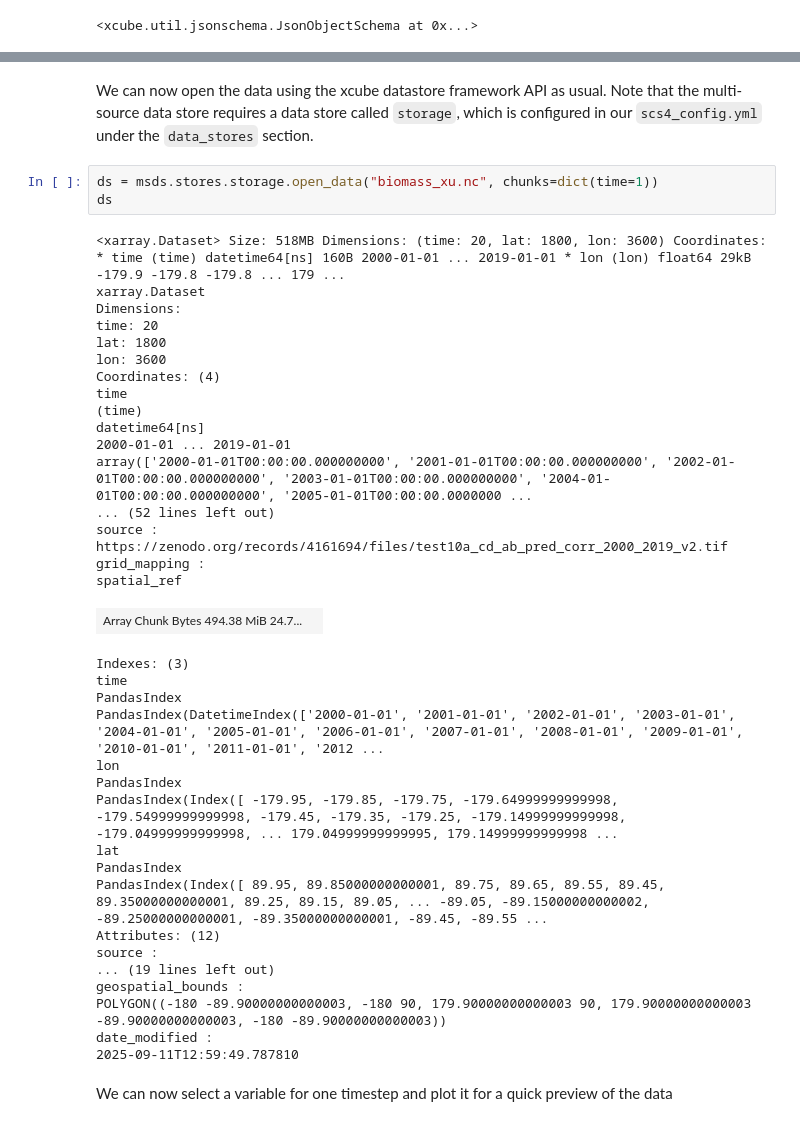
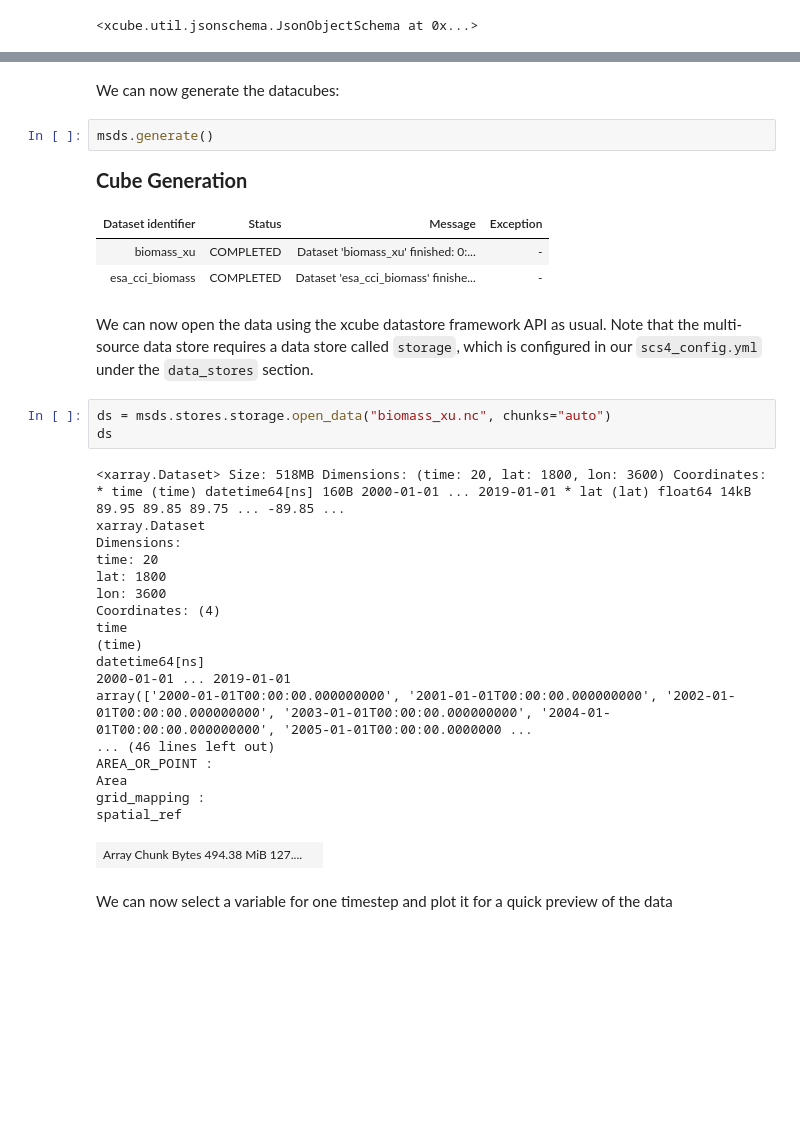
Before and after one commit to xcube-dev/xcube-multistore, a Jupyter notebook: docs/examples/example4/scs4_xcube_multistore.ipynb, the cells around one changed output, grey strips where cells are left out. Saved outputs shown, nothing was run; the diff lists cells and outputs as text; blank space fills up the shorter version.

```diff
--- a/docs/examples/example4/scs4_xcube_multistore.ipynb
+++ b/docs/examples/example4/scs4_xcube_multistore.ipynb
@@ -70,44 +69,36 @@ Cube Generation
+# %% [markdown]
+We can now generate the datacubes:
+# %%
+msds.generate()
+# %% [output]
+Cube Generation
+| Dataset identifier | Status | Message | Exception |
+| biomass_xu | COMPLETED | Dataset 'biomass_xu' finished: 0:... | - |
+| esa_cci_biomass | COMPLETED | Dataset 'esa_cci_biomass' finishe... | - |
 # %% [markdown]
 We can now open the data using the xcube datastore framework API as usual. Note that the multi-source data store requires a data store called `storage`, which is configured in our `scs4_config.yml` under the `data_stores` section.
 # %%
-ds = msds.stores.storage.open_data("biomass_xu.nc", chunks=dict(time=1))
+ds = msds.stores.storage.open_data("biomass_xu.nc", chunks="auto")
 ds
 # %% [output]
-<xarray.Dataset> Size: 518MB Dimensions: (time: 20, lat: 1800, lon: 3600) Coordinates: * time (time) datetime64[ns] 160B 2000-01-01 ... 2019-01-01 * lon (lon) float64 29kB -179.9 -179.8 -179.8 ... 179 ...
+<xarray.Dataset> Size: 518MB Dimensions: (time: 20, lat: 1800, lon: 3600) Coordinates: * time (time) datetime64[ns] 160B 2000-01-01 ... 2019-01-01 * lat (lat) float64 14kB 89.95 89.85 89.75 ... -89.85 ...
 xarray.Dataset
 Dimensions:
 time: 20
 lat: 1800
 lon: 3600
 Coordinates: (4)
 time
 (time)
 datetime64[ns]
 2000-01-01 ... 2019-01-01
 array(['2000-01-01T00:00:00.000000000', '2001-01-01T00:00:00.000000000', '2002-01-01T00:00:00.000000000', '2003-01-01T00:00:00.000000000', '2004-01-01T00:00:00.000000000', '2005-01-01T00:00:00.0000000 ...
-... (52 lines left out)
-source :
-https://zenodo.org/records/4161694/files/test10a_cd_ab_pred_corr_2000_2019_v2.tif
+... (46 lines left out)
+AREA_OR_POINT :
+Area
 grid_mapping :
 spatial_ref
-| Array Chunk Bytes 494.38 MiB 24.7... |  |
+| Array Chunk Bytes 494.38 MiB 127.... |  |
-Indexes: (3)
-time
-PandasIndex
-PandasIndex(DatetimeIndex(['2000-01-01', '2001-01-01', '2002-01-01', '2003-01-01', '2004-01-01', '2005-01-01', '2006-01-01', '2007-01-01', '2008-01-01', '2009-01-01', '2010-01-01', '2011-01-01', '2012 ...
-lon
-PandasIndex
-PandasIndex(Index([ -179.95, -179.85, -179.75, -179.64999999999998, -179.54999999999998, -179.45, -179.35, -179.25, -179.14999999999998, -179.04999999999998, ... 179.04999999999995, 179.14999999999998 ...
-lat
-PandasIndex
-PandasIndex(Index([ 89.95, 89.85000000000001, 89.75, 89.65, 89.55, 89.45, 89.35000000000001, 89.25, 89.15, 89.05, ... -89.05, -89.15000000000002, -89.25000000000001, -89.35000000000001, -89.45, -89.55 ...
-Attributes: (12)
-source :
-... (19 lines left out)
-geospatial_bounds :
-POLYGON((-180 -89.90000000000003, -180 90, 179.90000000000003 90, 179.90000000000003 -89.90000000000003, -180 -89.90000000000003))
-date_modified :
-2025-09-11T12:59:49.787810
 # %% [markdown]
 We can now select a variable for one timestep and plot it for a quick preview of the data
 # %%
```
Also changed, not shown: parts of 10 cells of this notebook, 9 other files.
